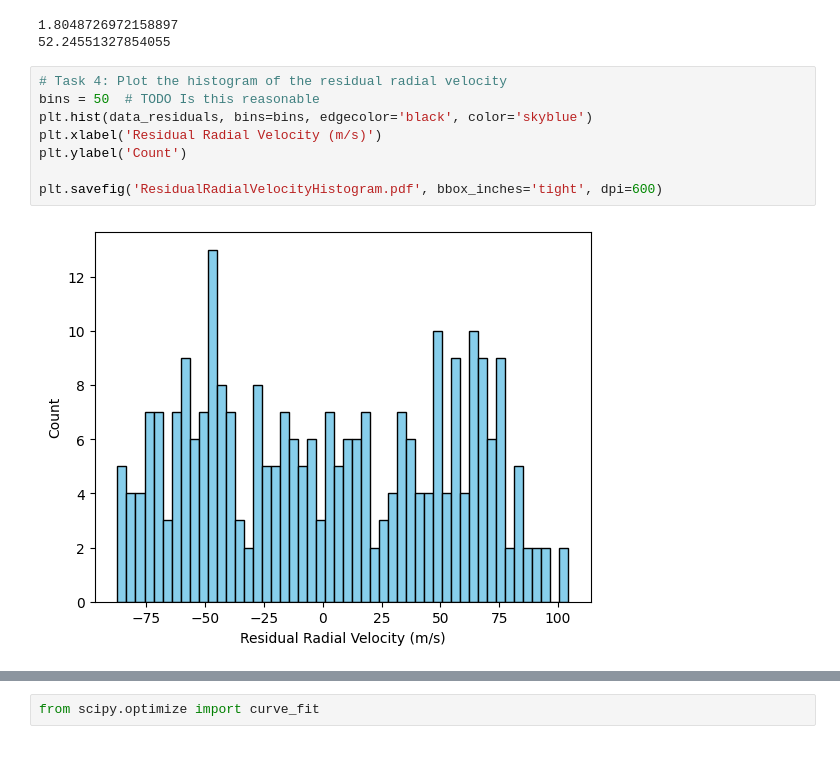
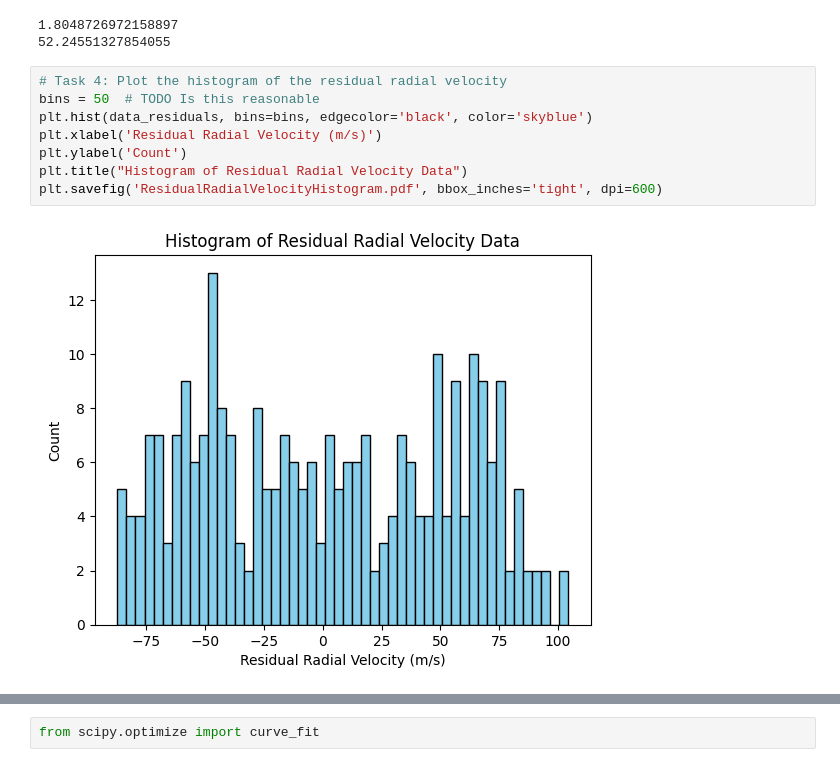
Before and after one commit to jwmckeown007/astr19groupf, a Jupyter notebook: p5_and_p6_zoominresiduals.ipynb, the cells around one changed output, grey strips where cells are left out. Saved outputs shown, nothing was run; the diff lists cells and outputs as text.

Commit message:
Added title and label to first histogram

```diff
--- a/p5_and_p6_zoominresiduals.ipynb
+++ b/p5_and_p6_zoominresiduals.ipynb
@@ -208,10 +208,10 @@ print(np.std(data_residuals))
 # %%
 # Task 4: Plot the histogram of the residual radial velocity
 bins = 50  # TODO Is this reasonable
 plt.hist(data_residuals, bins=bins, edgecolor='black', color='skyblue')
 plt.xlabel('Residual Radial Velocity (m/s)')
 plt.ylabel('Count')
-
+plt.title("Histogram of Residual Radial Velocity Data")
 plt.savefig('ResidualRadialVelocityHistogram.pdf', bbox_inches='tight', dpi=600)
 # %% [output]
-[figure, old version]
+[figure, new version]
```
Also changed, not shown: parts of 3 cells of this notebook.
